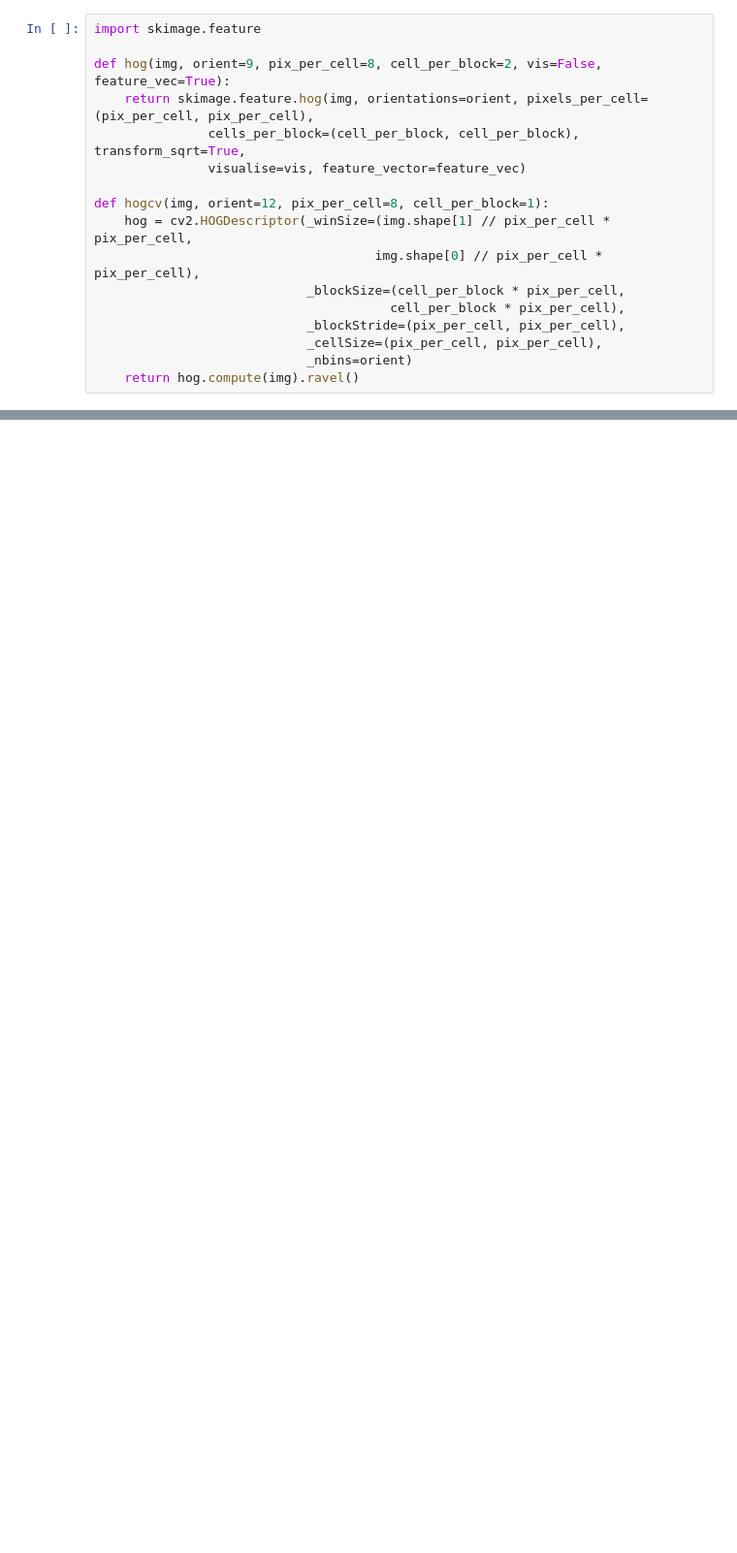
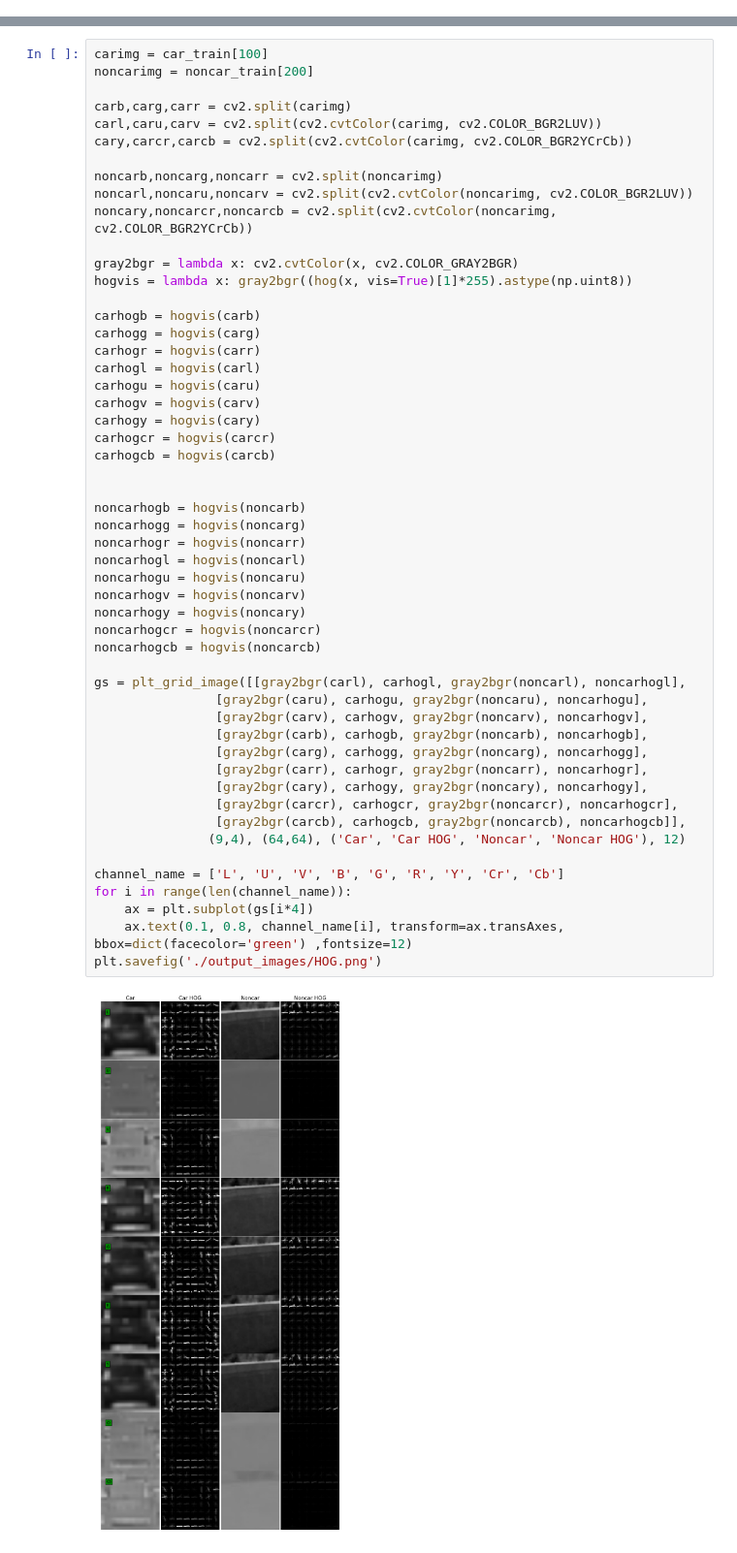
Before and after one commit to 9mat/CarND-Vehicle-Detection, a Jupyter notebook: vehdect.ipynb, the cells around one changed output, grey strips where cells are left out. Shown at 97% size. Saved outputs shown, nothing was run; the diff lists cells and outputs as text; blank space fills up the shorter version.

```diff
--- a/vehdect.ipynb
+++ b/vehdect.ipynb
@@ -102,17 +153,0 @@ def color_histogram(img,cspace=cv2.COLOR_BGR2HSV, bins=32):
-# %%
-import skimage.feature
-
-def hog(img, orient=9, pix_per_cell=8, cell_per_block=2, vis=False, feature_vec=True):
-    return skimage.feature.hog(img, orientations=orient, pixels_per_cell=(pix_per_cell, pix_per_cell),
-               cells_per_block=(cell_per_block, cell_per_block), transform_sqrt=True,
-               visualise=vis, feature_vector=feature_vec)
-
-def hogcv(img, orient=12, pix_per_cell=8, cell_per_block=1):
-    hog = cv2.HOGDescriptor(_winSize=(img.shape[1] // pix_per_cell * pix_per_cell,
-                                     img.shape[0] // pix_per_cell * pix_per_cell),
-                            _blockSize=(cell_per_block * pix_per_cell,
-                                       cell_per_block * pix_per_cell),
-                            _blockStride=(pix_per_cell, pix_per_cell),
-                            _cellSize=(pix_per_cell, pix_per_cell),
-                            _nbins=orient)
-    return hog.compute(img).ravel()
@@ -213,0 +154,54 @@ scaled_features_test = feature_scaler.transform(features_test)
+# %%
+carimg = car_train[100]
+noncarimg = noncar_train[200]
+
+carb,carg,carr = cv2.split(carimg)
+carl,caru,carv = cv2.split(cv2.cvtColor(carimg, cv2.COLOR_BGR2LUV))
+cary,carcr,carcb = cv2.split(cv2.cvtColor(carimg, cv2.COLOR_BGR2YCrCb))
+
+noncarb,noncarg,noncarr = cv2.split(noncarimg)
+noncarl,noncaru,noncarv = cv2.split(cv2.cvtColor(noncarimg, cv2.COLOR_BGR2LUV))
+noncary,noncarcr,noncarcb = cv2.split(cv2.cvtColor(noncarimg, cv2.COLOR_BGR2YCrCb))
+
+gray2bgr = lambda x: cv2.cvtColor(x, cv2.COLOR_GRAY2BGR)
+hogvis = lambda x: gray2bgr((hog(x, vis=True)[1]*255).astype(np.uint8))
+
+carhogb = hogvis(carb)
+carhogg = hogvis(carg)
+carhogr = hogvis(carr)
+carhogl = hogvis(carl)
+carhogu = hogvis(caru)
+carhogv = hogvis(carv)
+carhogy = hogvis(cary)
+carhogcr = hogvis(carcr)
+carhogcb = hogvis(carcb)
+
+
+noncarhogb = hogvis(noncarb)
+noncarhogg = hogvis(noncarg)
+noncarhogr = hogvis(noncarr)
+noncarhogl = hogvis(noncarl)
+noncarhogu = hogvis(noncaru)
+noncarhogv = hogvis(noncarv)
+noncarhogy = hogvis(noncary)
+noncarhogcr = hogvis(noncarcr)
+noncarhogcb = hogvis(noncarcb)
+
+gs = plt_grid_image([[gray2bgr(carl), carhogl, gray2bgr(noncarl), noncarhogl],
+                [gray2bgr(caru), carhogu, gray2bgr(noncaru), noncarhogu],
+                [gray2bgr(carv), carhogv, gray2bgr(noncarv), noncarhogv],
+                [gray2bgr(carb), carhogb, gray2bgr(noncarb), noncarhogb],
+                [gray2bgr(carg), carhogg, gray2bgr(noncarg), noncarhogg],
+                [gray2bgr(carr), carhogr, gray2bgr(noncarr), noncarhogr],
+                [gray2bgr(cary), carhogy, gray2bgr(noncary), noncarhogy],
+                [gray2bgr(carcr), carhogcr, gray2bgr(noncarcr), noncarhogcr],
+                [gray2bgr(carcb), carhogcb, gray2bgr(noncarcb), noncarhogcb]],
+               (9,4), (64,64), ('Car', 'Car HOG', 'Noncar', 'Noncar HOG'), 12)
+
+channel_name = ['L', 'U', 'V', 'B', 'G', 'R', 'Y', 'Cr', 'Cb']
+for i in range(len(channel_name)):
+    ax = plt.subplot(gs[i*4])
+    ax.text(0.1, 0.8, channel_name[i], transform=ax.transAxes, bbox=dict(facecolor='green') ,fontsize=12)
+plt.savefig('./output_images/HOG.png')
+# %% [output]
+[figure, added]
```
Also changed, not shown: parts of 44 cells of this notebook, 2 other files.
